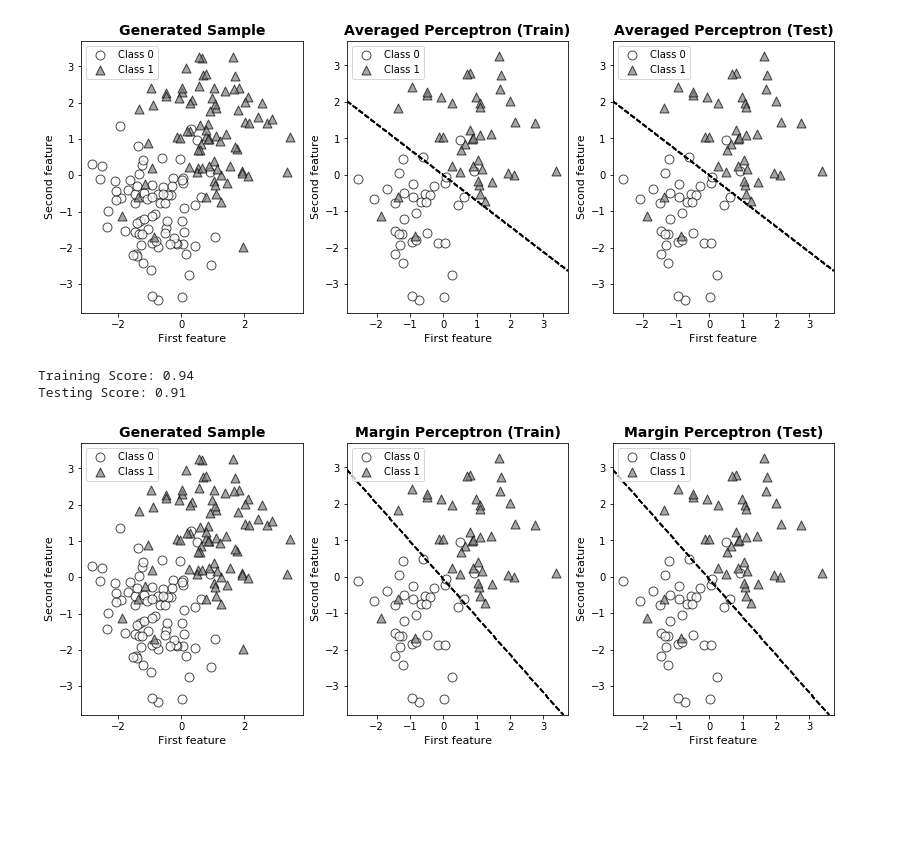
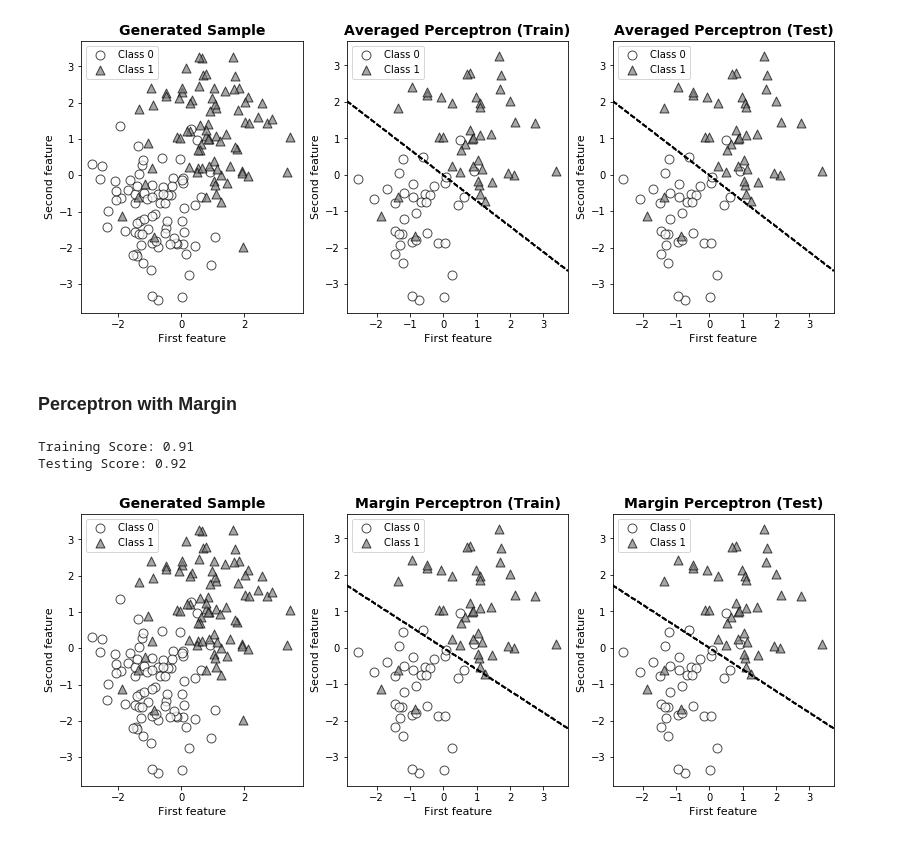
Before and after one commit to zoeyang1030/Statistical-Learning-Methods-python-replication, a Jupyter notebook: Chapter/Chapter-2 Perceptron.ipynb, the cells around one changed output. Drawn from its saved outputs; the diff is of its cells as text; code cells hidden in the pictures; blank space fills up the shorter version.

```diff
--- a/Chapter/Chapter-2 Perceptron.ipynb
+++ b/Chapter/Chapter-2 Perceptron.ipynb
@@ -43,5 +47,5 @@ Testing Score: 0.89
 # %%
-dualform = PerceptronLinearAlgorithm(model_type='dualform', max_iter=1e4, lr=0.01)
+dualform = PerceptronLinearAlgorithm(model_type='dualform', max_iter=1e4, lr=0.02)
 dualform.fit(X_train, y_train)
 print('Training Score: %s\nTesting Score: %s'
       %(round(dualform.score(X_train, y_train), 2),
@@ -67,5 +73,5 @@ Testing Score: 0.88
 # %%
-pocket = PerceptronLinearAlgorithm(model_type='pocket', max_iter=1e4, lr=0.01)
+pocket = PerceptronLinearAlgorithm(model_type='pocket', max_iter=1e4, lr=0.02)
 pocket.fit(X_train, y_train)
 print('Training Score: %s\nTesting Score: %s'
       %(round(pocket.score(X_train, y_train), 2),
@@ -91,5 +99,5 @@ Testing Score: 0.89
 # %%
-voted = PerceptronLinearAlgorithm(model_type='voted', max_iter=1e4, lr=0.01)
+voted = PerceptronLinearAlgorithm(model_type='voted', max_iter=1e4, lr=0.02)
 voted.fit(X_train, y_train)
 print('Training Score: %s\nTesting Score: %s'
       %(round(voted.score(X_train, y_train), 2),
@@ -115,5 +125,5 @@ Testing Score: 0.91
 # %%
-averaged = PerceptronLinearAlgorithm(model_type='averaged', max_iter=1e4, lr=0.01)
+averaged = PerceptronLinearAlgorithm(model_type='averaged', max_iter=1e4, lr=0.02)
 averaged.fit(X_train, y_train)
 print('Training Score: %s\nTesting Score: %s'
       %(round(averaged.score(X_train, y_train), 2),
@@ -136,27 +146,29 @@ averaged_te.hyperplane_plot(averaged)
 Training Score: 0.92
 Testing Score: 0.92
 [figure]
+# %% [markdown]
+### Perceptron with Margin
 # %%
-margin = PerceptronLinearAlgorithm(model_type='margin', max_iter=1e4, lr=1, margin=0.05)
+margin = PerceptronLinearAlgorithm(model_type='margin', max_iter=1e4, lr=0.02, margin=0.01)
 margin.fit(X_train, y_train)
 print('Training Score: %s\nTesting Score: %s'
       %(round(margin.score(X_train, y_train), 2),
         round(margin.score(X_test, y_test), 2)))
 
 fig = plt.figure(figsize=(13.5,5))
 ax1 = fig.add_subplot(131)
 ax2 = fig.add_subplot(132)
 ax3 = fig.add_subplot(133)
 
 data_viz = LinearClassifierPlot(ax=ax1, title='Generated Sample')
 data_viz.scatter_plot(X, y)
 margin_tr = LinearClassifierPlot(ax=ax2, title='Margin Perceptron (Train)')
 margin_tr.scatter_plot(X_test, y_test)
 margin_tr.hyperplane_plot(margin)
 margin_te = LinearClassifierPlot(ax=ax3, title='Margin Perceptron (Test)')
 margin_te.scatter_plot(X_test, y_test)
 margin_te.hyperplane_plot(margin)
 # %% [output]
-Training Score: 0.94
-Testing Score: 0.91
+Training Score: 0.91
+Testing Score: 0.92
-[figure, old version]
+[figure, new version]
```
Also changed, not shown: parts of 10 cells of this notebook.
